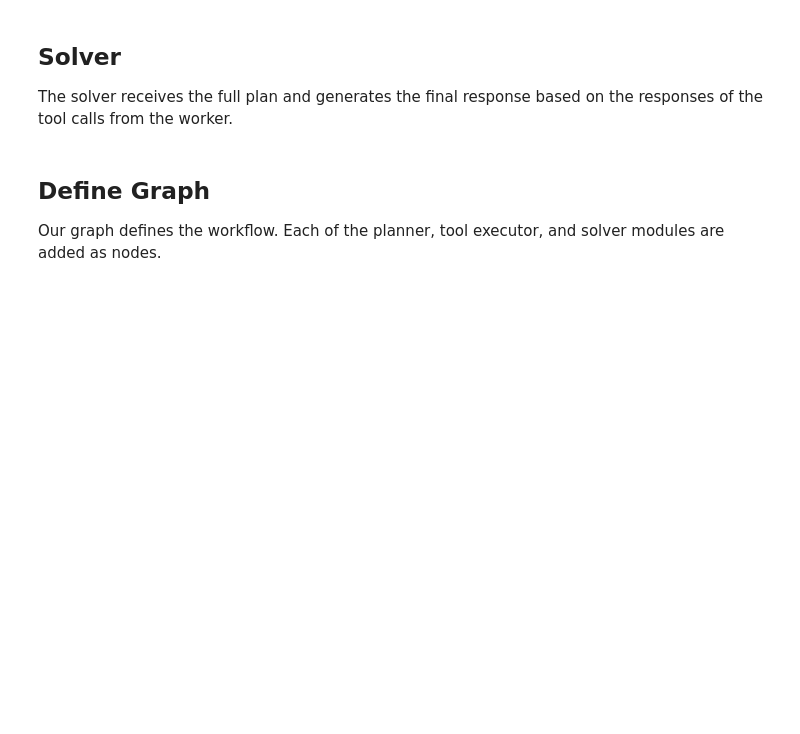
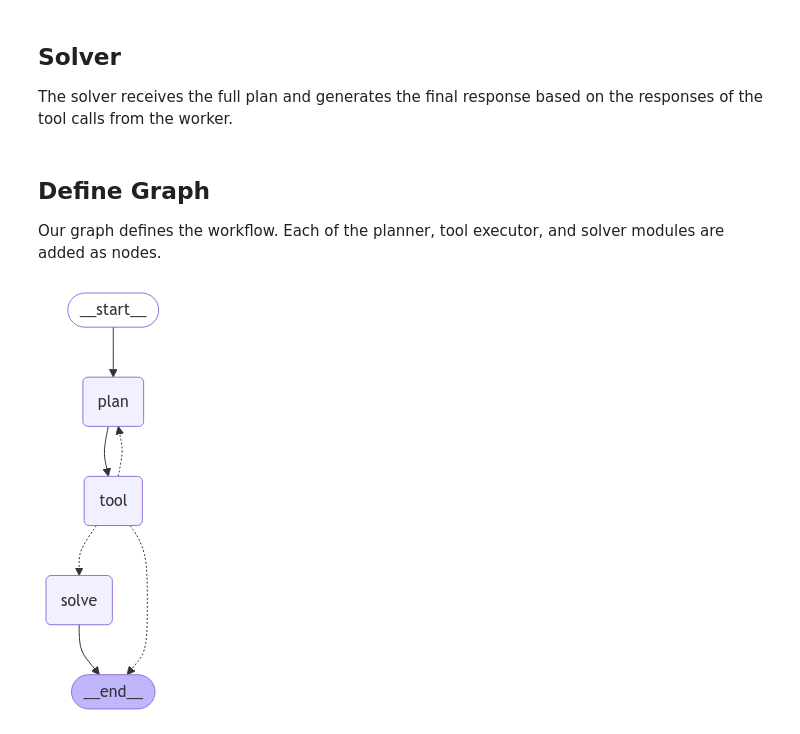
Before and after one commit to microsoft/eir, a Jupyter notebook: notebooks/rewoo.ipynb, the cells around one changed output. Cells and saved outputs as stored; diff of their text form; code cells hidden in the pictures; blank space fills up the shorter version.

```diff
--- a/notebooks/rewoo.ipynb
+++ b/notebooks/rewoo.ipynb
@@ -80,7 +81,7 @@ The LLM tool receives less of the prompt context and so can be more token-effici
 # %%
 from langchain_openai import AzureChatOpenAI
 
-model = AzureChatOpenAI(model="chat", api_version="2024-02-15-preview", base_url="https://cog-4ktp6ofeqovvi.openai.azure.com/openai/")
+model = AzureChatOpenAI(model="chat", api_version="2024-02-15-preview", base_url=os.environ["OPENAI_API_BASE_URL"])
 # %%
 prompt = """For the following rule, make plans that can validate a patient meets the criteria defined by the rule. For each plan, indicate \
 which external tool together with tool input to retrieve evidence. You can store the evidence into a \
@@ -132,7 +133,7 @@ planner = prompt_template | model
 
 def get_plan(state: ReWOO):
     task = state["task"]
-    result = planner.invoke({"rule": rule})
+    result = planner.invoke({"rule": task})
     # Find all matches in the sample text
     matches = re.findall(regex_pattern, result.content)
     return {"steps": matches, "plan_string": result.content}
@@ -228,4 +229,10 @@ graph.add_conditional_edges("tool", _route)
 graph.add_edge(START, "plan")
 
 app = graph.compile()
+# %%
+from IPython.display import Image, display
+
+display(Image(app.get_graph(xray=True).draw_mermaid_png()))
+# %% [output]
+[figure, added]
 # %%
```
Also changed, not shown: parts of 3 cells of this notebook.
